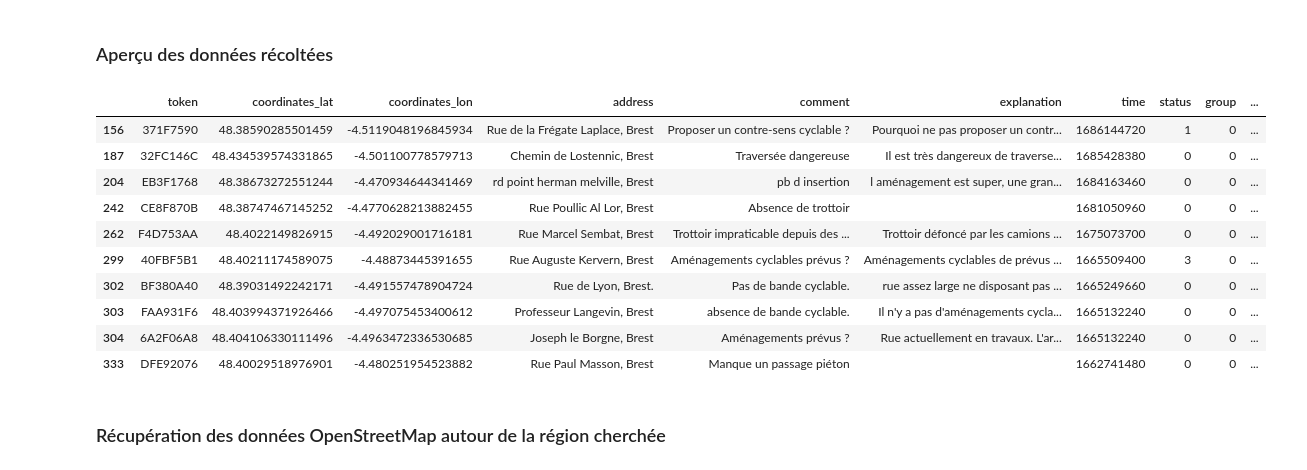
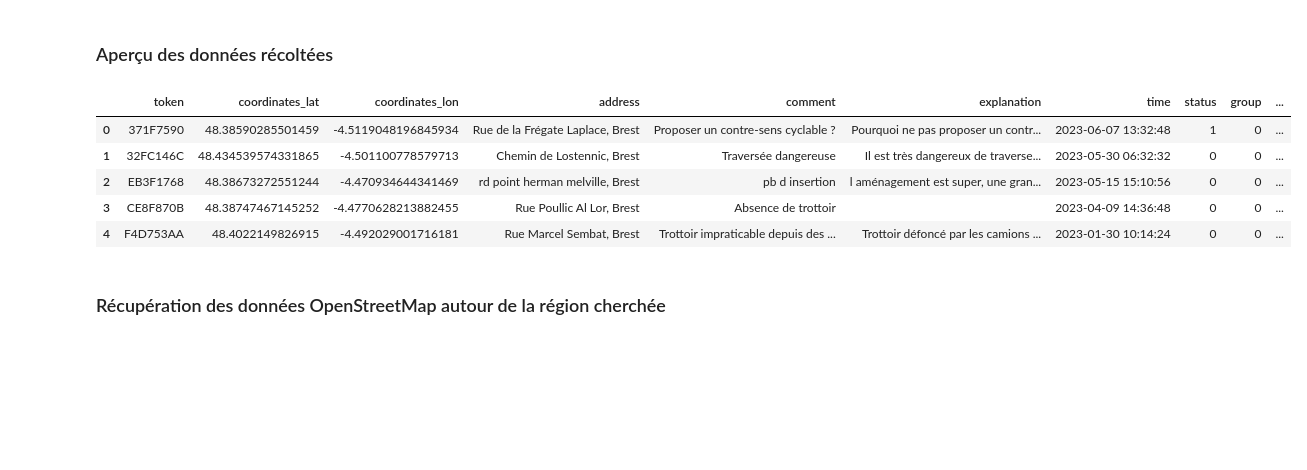
Before and after one commit to chenry02/vigilo-notebooks-bapav, a Jupyter notebook: vigilo2024/data_collection/data_collection.ipynb, the cells around one changed output. Saved outputs shown, nothing was run; the diff lists cells and outputs as text; code cells hidden in the pictures; blank space fills up the shorter version.

```diff
--- a/vigilo2024/data_collection/data_collection.ipynb
+++ b/vigilo2024/data_collection/data_collection.ipynb
@@ -177,8 +177,12 @@ df_poi
 # Filtre de recherche par localisation, exemple : localisation = "BREST MÉTROPOLE"
 location_filter = "BREST MÉTROPOLE"
 
+# FIltre de recherche par date, exemple : date_filter = "2021-01-01"
+date_debut = "2020-01-01"
+date_fin = "2021-12-31"
+
 # Filtre des catégories à afficher, exemple : category_filter = "8" donne la catégorie Absence d'aménagement
-category_filter = "Absence d'aménagement"
+category_filter = '8'
 
 # Filtre des points d'intérêt à afficher, exemple : poi_filter = "Parking à vélo" donne le point d'intérêt Parking à vélo
 poi_name = "Écoles"
@@ -197,35 +201,41 @@ bbox = [
 # %% [markdown]
 ### Création du dataframe des données
 # %%
-def data_collection():
+def data_collection(location_filter, category_filter, date_debut=None, date_fin=None):
     try:
-        resp = requests.get(dict_association_localisation[location_filter])
+        resp = requests.get(dict_association_localisation[location_filter] + '&c=' + category_filter) if category_filter else requests.get(dict_association_localisation[location_filter])
         resp.raise_for_status()  # Raise an exception for 4xx and 5xx status codes
         df = pd.DataFrame(resp.json())
-        return df[df['categorie'] == categories_dict[category_filter]] if category_filter else df
+
+        # Convert the 'time' column to datetime
+        df['time'] = pd.to_datetime(df['time'], unit='s')  # Assuming Unix timestamp in seconds
+
+        # Filter the DataFrame by date range if provided
+        if date_debut and date_fin:
+            date_debut = pd.to_datetime(date_debut)
+            date_fin = pd.to_datetime(date_fin)
+            df = df[(df['time'] >= date_debut) & (df['time'] <= date_fin)]
+
+        return df
+
     except requests.exceptions.RequestException as e:
         print(f"Error fetching data: {e}")
         return None
     except ValueError as e:
         print(f"Error parsing JSON: {e}")
         return None
-df = data_collection()
+df = data_collection(location_filter, category_filter, date_debut=None, date_fin=None)
 # %% [markdown]
 ### Aperçu des données récoltées
 # %%
-df.head(10)
+df.head()
 # %% [output]
 |  | token | coordinates_lat | coordinates_lon | address | comment | explanation | time | status | group | ... |
-| 156 | 371F7590 | 48.38590285501459 | -4.5119048196845934 | Rue de la Frégate Laplace, Brest | Proposer un contre-sens cyclable ? | Pourquoi ne pas proposer un contr... | 1686144720 | 1 | 0 | ... |
-| 187 | 32FC146C | 48.434539574331865 | -4.501100778579713 | Chemin de Lostennic, Brest | Traversée dangereuse | Il est très dangereux de traverse... | 1685428380 | 0 | 0 | ... |
-| 204 | EB3F1768 | 48.38673272551244 | -4.470934644341469 | rd point herman melville, Brest | pb d insertion | l aménagement est super, une gran... | 1684163460 | 0 | 0 | ... |
-| 242 | CE8F870B | 48.38747467145252 | -4.4770628213882455 | Rue Poullic Al Lor, Brest | Absence de trottoir |  | 1681050960 | 0 | 0 | ... |
-| 262 | F4D753AA | 48.4022149826915 | -4.492029001716181 | Rue Marcel Sembat, Brest | Trottoir impraticable depuis des ... | Trottoir défoncé par les camions ... | 1675073700 | 0 | 0 | ... |
-| 299 | 40FBF5B1 | 48.40211174589075 | -4.48873445391655 | Rue Auguste Kervern, Brest | Aménagements cyclables prévus ? | Aménagements cyclables de prévus ... | 1665509400 | 3 | 0 | ... |
-| 302 | BF380A40 | 48.39031492242171 | -4.491557478904724 | Rue de Lyon, Brest. | Pas de bande cyclable. | rue assez large ne disposant pas ... | 1665249660 | 0 | 0 | ... |
-| 303 | FAA931F6 | 48.403994371926466 | -4.497075453400612 | Professeur Langevin, Brest | absence de bande cyclable. | Il n'y a pas d'aménagements cycla... | 1665132240 | 0 | 0 | ... |
-| 304 | 6A2F06A8 | 48.404106330111496 | -4.4963472336530685 | Joseph le Borgne, Brest | Aménagements prévus ? | Rue actuellement en travaux. L'ar... | 1665132240 | 0 | 0 | ... |
-| 333 | DFE92076 | 48.40029518976901 | -4.480251954523882 | Rue Paul Masson, Brest | Manque un passage piéton |  | 1662741480 | 0 | 0 | ... |
+| 0 | 371F7590 | 48.38590285501459 | -4.5119048196845934 | Rue de la Frégate Laplace, Brest | Proposer un contre-sens cyclable ? | Pourquoi ne pas proposer un contr... | 2023-06-07 13:32:48 | 1 | 0 | ... |
+| 1 | 32FC146C | 48.434539574331865 | -4.501100778579713 | Chemin de Lostennic, Brest | Traversée dangereuse | Il est très dangereux de traverse... | 2023-05-30 06:32:32 | 0 | 0 | ... |
+| 2 | EB3F1768 | 48.38673272551244 | -4.470934644341469 | rd point herman melville, Brest | pb d insertion | l aménagement est super, une gran... | 2023-05-15 15:10:56 | 0 | 0 | ... |
+| 3 | CE8F870B | 48.38747467145252 | -4.4770628213882455 | Rue Poullic Al Lor, Brest | Absence de trottoir |  | 2023-04-09 14:36:48 | 0 | 0 | ... |
+| 4 | F4D753AA | 48.4022149826915 | -4.492029001716181 | Rue Marcel Sembat, Brest | Trottoir impraticable depuis des ... | Trottoir défoncé par les camions ... | 2023-01-30 10:14:24 | 0 | 0 | ... |
 # %% [markdown]
 ### Récupération des données OpenStreetMap autour de la région cherchée
 # %%
```
Also changed, not shown: parts of 5 cells of this notebook.
